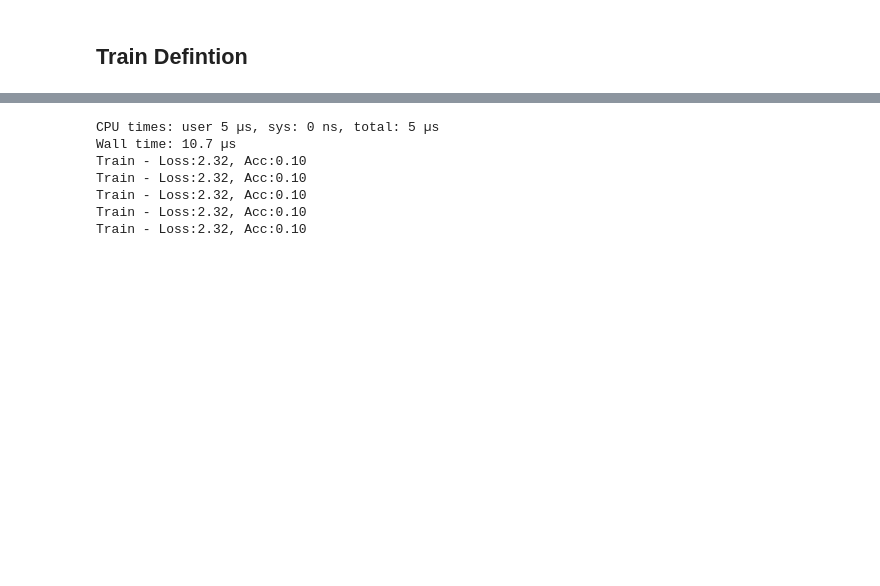
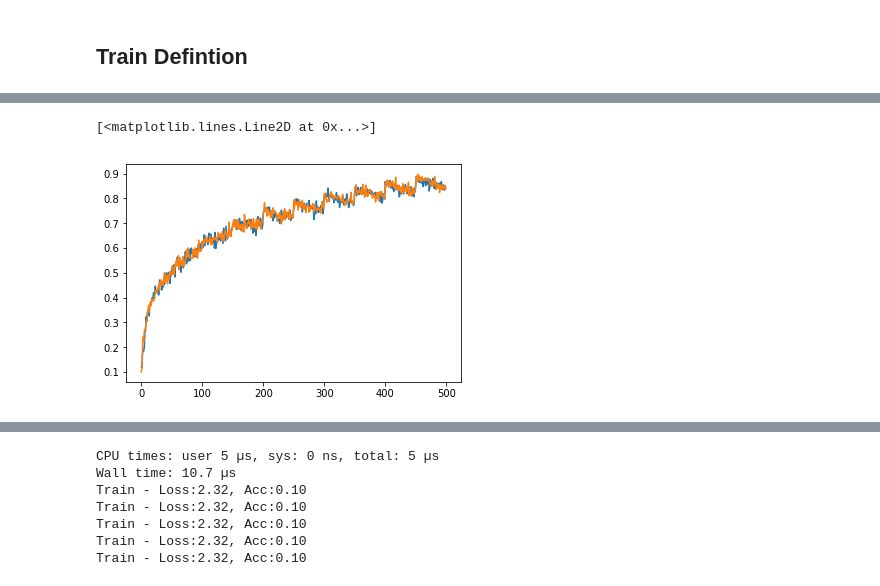
Before and after one commit to ShaunSpinelli/papers, a Jupyter notebook: multi dropout implementation.ipynb, the cells around one changed output, grey strips where cells are left out. Drawn from its saved outputs; the diff is of its cells as text; code cells hidden in the pictures; blank space fills up the shorter version.

```diff
--- a/multi dropout implementation.ipynb
+++ b/multi dropout implementation.ipynb
@@ -128,23 +139,23 @@ writer = SummaryWriter()
 # %%
 def train_epoch(train_loader, drp_sample):
     acc, loss_arr = [] ,[]
-    for data in train_loader:
+    for data in tqdm_notebook(train_loader, leave=False):
         inputs, labels = data
 
         optimiser.zero_grad()
 
         outputs = pre_drop_model(inputs)
         mulit_drops = [end_model(outputs)for _ in range(drp_sample)] # perfrom multisample dropout
-        multi_lables = [labels for _ in range(drp_sample)]
+        multi_lables = [labels for _ in range(drp_sample)] # match the labels
 
         # Join logits and labels
         final_out = torch.cat(mulit_drops)
         final_labels = torch.cat(multi_lables)
 
+        acc.append(accuracy(final_out, final_labels))
 
         loss = loss_func(final_out, final_labels)
         loss_arr.append(loss.item())
-        write.add_scalar("loss", loss.item())
 
 
         loss.backward() # Compute gradients
@@ -169,14 +180,14 @@ def eval_batch(eval_dl, m):
         print(f'Acc{np.mean(acc)}')
     return acc, loss_arr
 # %%
-def fit(train_loader,eval_dl, epochs, drp_sample=1):
+def fit(train_loader, eval_dl, epochs, drp_sample=1):
     tr_acc, tr_loss = [], [] # store metrics
     val_acc, val_loss = [], [] # store metrics
 
-    for ep in range(epochs):
+    for ep in tnrange(epochs):
         acc_ep, loss_ep = train_epoch(train_loader, drp_sample)
         tr_acc.extend(acc_ep)
-        val_loss.extend(loss_ep)
+        tr_loss.extend(loss_ep)
         print(f'Train - Loss:{np.mean(loss_ep[:-5]):.2f}, Acc:{np.mean(acc_ep[:-5]):.2f}')
 
 #         val_acc_ep, val_loss_ep = eval_batch(eval_dl)
@@ -185,8 +196,8 @@ def fit(train_loader,eval_dl, epochs, drp_sample=1):
 #         print(f'Valid - Loss:{np.mean(val_loss_ep[:-5]):.2f}, Acc:{np.mean(val_acc_ep[:-5]):.2f}')
 
 
-    return val_acc, val_loss
+    return tr_loss, tr_acc
 # %%
 # normal
-history = fit(trainloader,testloader, 5)
+history = fit(trainloader,testloader, 10)
 # %% [output]
@@ -216,0 +217,2 @@ write,close()
+# %%
+loss, acc = history
@@ -216,0 +222,6 @@ write,close()
+# %%
+plt.plot(acc)
+plt.plot(acc_8)
+# %% [output]
+[<matplotlib.lines.Line2D at 0x...>]
+[figure, added]
```
Also changed, not shown: parts of 16 cells of this notebook.
